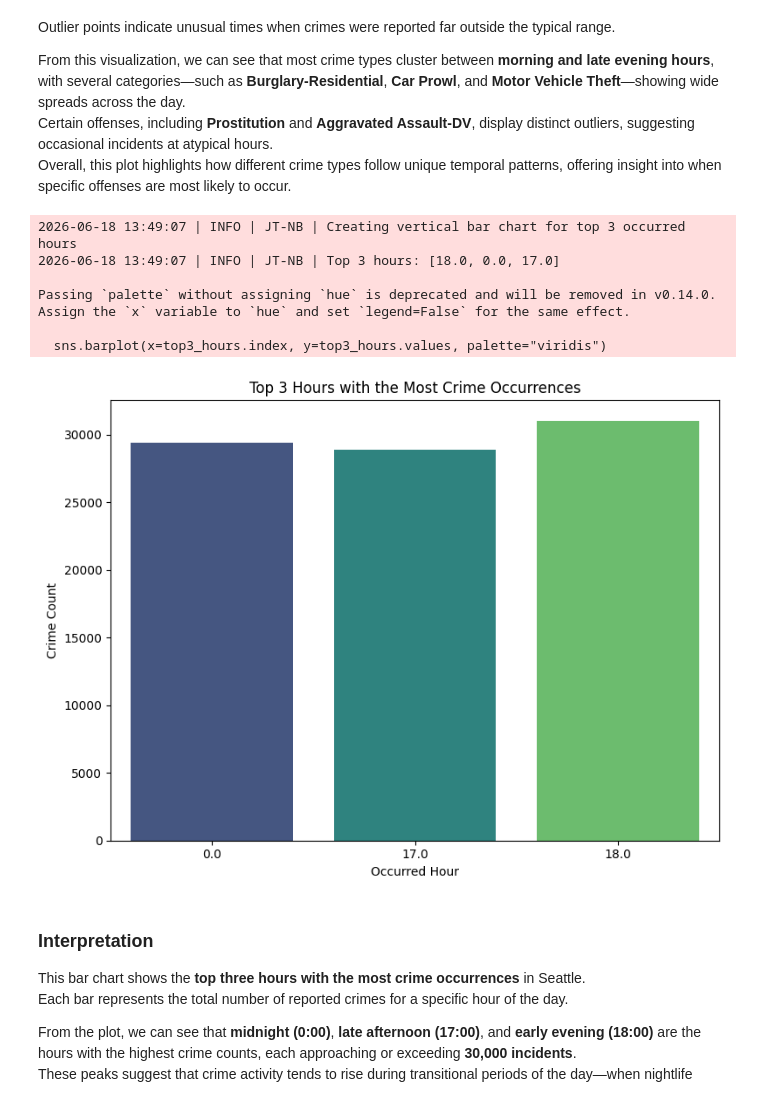
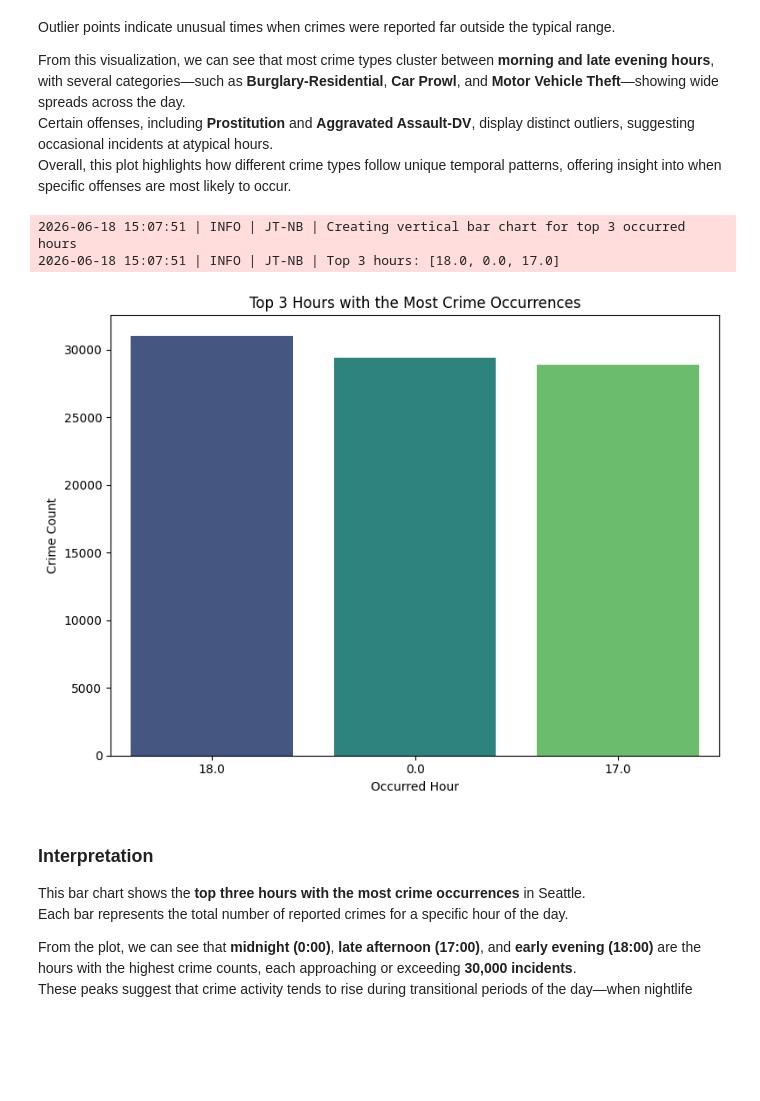
Before and after one commit to justicetefera/datafun-06-applied, a Jupyter notebook: notebooks/crime_eda.ipynb, the cells around one changed output. Cells and saved outputs as stored; diff of their text form; code cells hidden in the pictures; blank space fills up the shorter version.

```diff
--- a/notebooks/crime_eda.ipynb
+++ b/notebooks/crime_eda.ipynb
@@ -604,32 +604,34 @@ Overall, this plot highlights how different crime types follow unique temporal p
 # %%
 # === Top 3 Occurrence Hours: Vertical Bar Chart ===
 
 LOG.info("Creating vertical bar chart for top 3 occurred hours")
 
 # Step 1: Get the top 3 most common hours
 top3_hours = df_clean["Occurred Hour"].value_counts().head(3)
 
 LOG.info(f"Top 3 hours: {list(top3_hours.index)}")
 
 # Step 2: Plot vertical bar chart
 plt.figure(figsize=(8, 6))
 
-sns.barplot(x=top3_hours.index, y=top3_hours.values, palette="viridis")
+sns.barplot(
+    x=top3_hours.index.astype(str),
+    y=top3_hours.values,
+    hue=top3_hours.index.astype(str),  # required for Seaborn 0.14+
+    palette="viridis",
+    legend=False,
+)
 
 plt.xlabel("Occurred Hour")
 plt.ylabel("Crime Count")
 plt.title("Top 3 Hours with the Most Crime Occurrences")
 
 plt.tight_layout()
 plt.show()
 # %% [output]
-2026-06-18 13:49:07 | INFO | JT-NB | Creating vertical bar chart for top 3 occurred hours
-2026-06-18 13:49:07 | INFO | JT-NB | Top 3 hours: [18.0, 0.0, 17.0]
-
-Passing `palette` without assigning `hue` is deprecated and will be removed in v0.14.0. Assign the `x` variable to `hue` and set `legend=False` for the same effect.
-
-  sns.barplot(x=top3_hours.index, y=top3_hours.values, palette="viridis")
+2026-06-18 15:07:51 | INFO | JT-NB | Creating vertical bar chart for top 3 occurred hours
+2026-06-18 15:07:51 | INFO | JT-NB | Top 3 hours: [18.0, 0.0, 17.0]
-[figure, old version]
+[figure, new version]
 # %% [markdown]
 
 ### Interpretation
```
Also changed, not shown: parts of 18 cells of this notebook, 1 other file.
